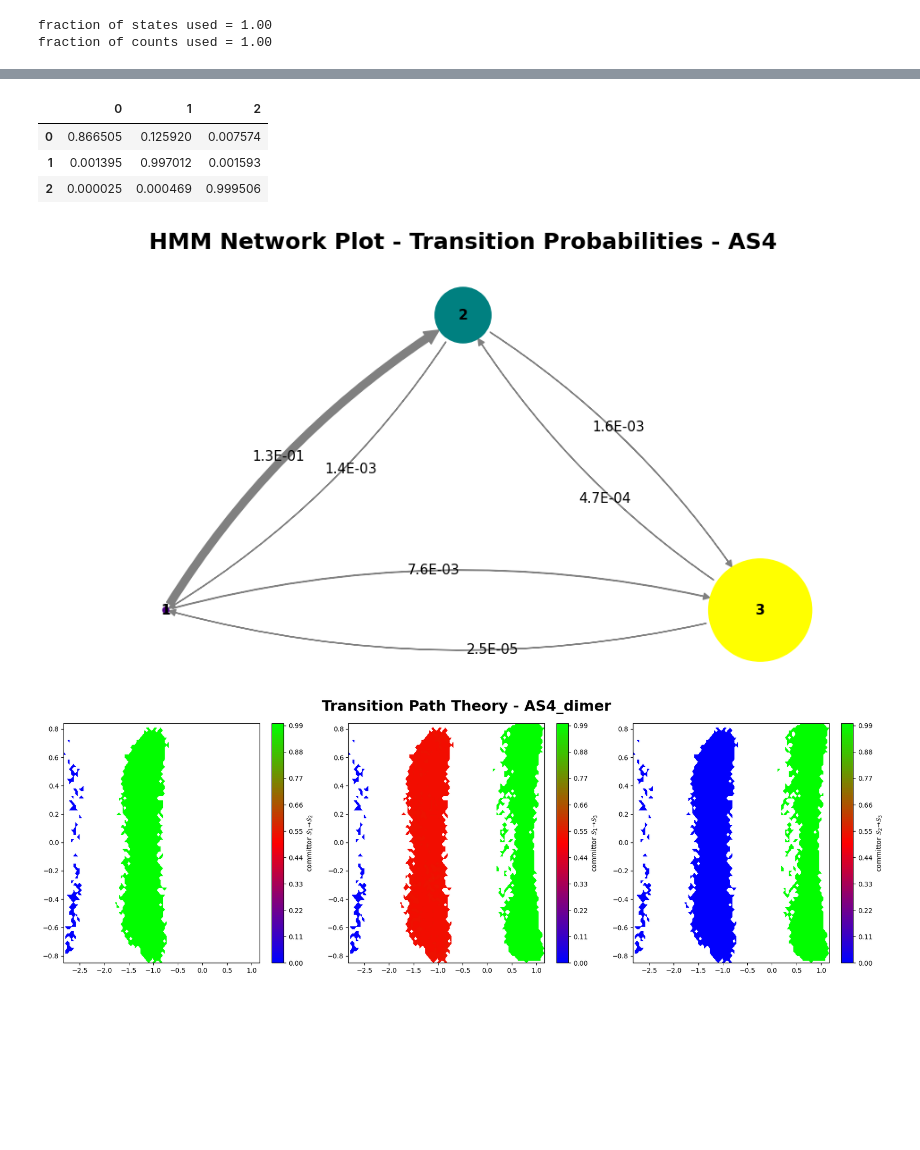
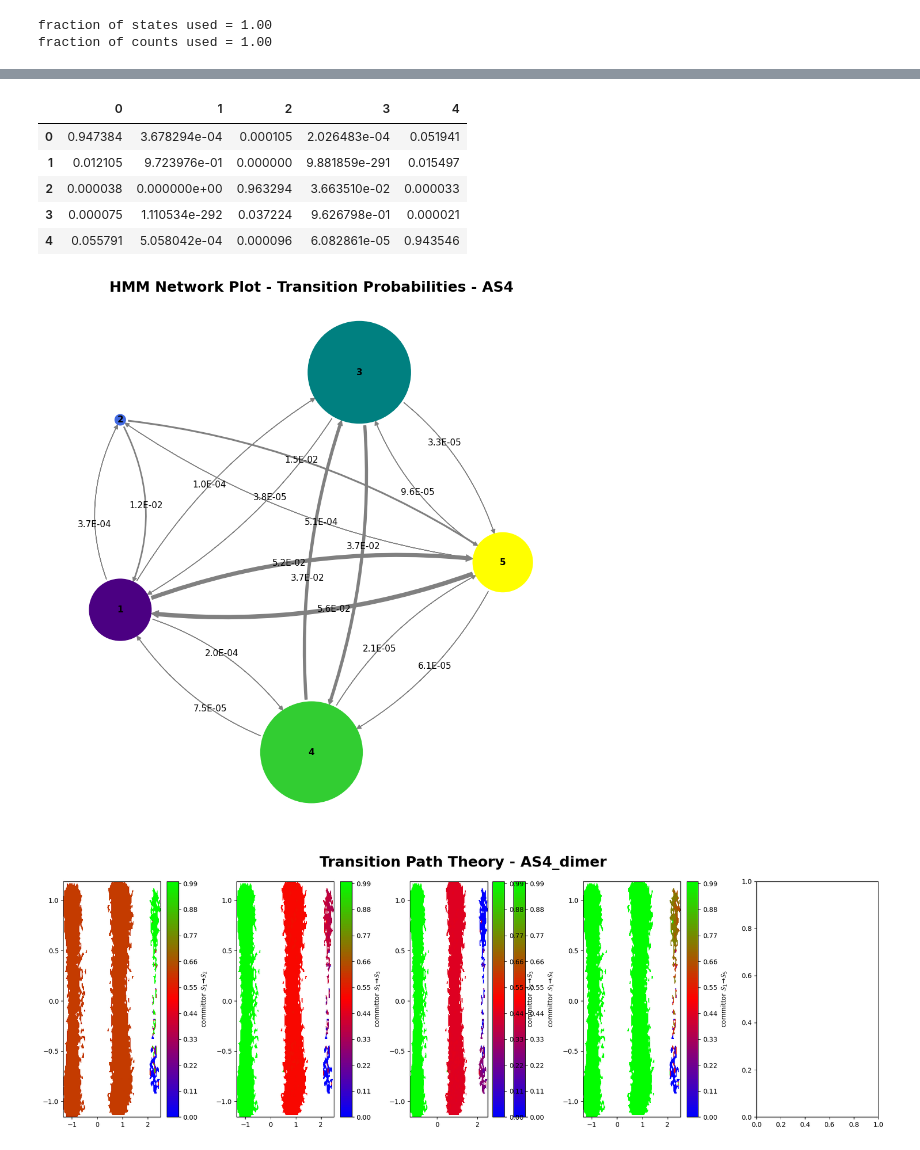
Before and after one commit to saguileran/MD-SCPI, a Jupyter notebook: NoteBooks/PyEMMA_AS4_dimer.ipynb, the cells around one changed output, grey strips where cells are left out. Saved outputs shown, nothing was run; the diff lists cells and outputs as text; code cells hidden in the pictures; blank space fills up the shorter version.

```diff
--- a/NoteBooks/PyEMMA_AS4_dimer.ipynb
+++ b/NoteBooks/PyEMMA_AS4_dimer.ipynb
@@ -47,7 +47,8 @@ feat.add_all()
 data = coor.load(files, features=feat)
 labels = ['coordinates']
 # %%
-tica = pyemma.coordinates.tica(data, lag=5)
+lagtime = 1
+tica = pyemma.coordinates.tica(data, lag=lagtime)
 tica_output = tica.get_output()
 tica_concatenated = np.concatenate(tica_output)
 # %%
@@ -125,7 +126,7 @@ fig.tight_layout()
 # %%
 #@title Clusters
 plt.close()
-cluster = pyemma.coordinates.cluster_kmeans(tica_output, k=600, max_iter=200, stride=1, fixed_seed=1)
+cluster = pyemma.coordinates.cluster_kmeans(tica_output, k=500,  stride=1, fixed_seed=1) #max_iter=200,
 dtrajs_concatenated = np.concatenate(cluster.dtrajs)
 
 fig, ax = plt.subplots(figsize=(6, 6))
@@ -141,7 +144,7 @@ fig.tight_layout()
 #its = pyemma.msm.its(cluster.dtrajs, lags=20, nits=10, errors='bayes')
 #pyemma.plots.plot_implied_timescales(its, units='ns', dt=1.0);
 # %%
-msm = pyemma.msm.bayesian_markov_model(cluster.dtrajs, lag=5, dt_traj='1.0 ns')
+msm = pyemma.msm.bayesian_markov_model(cluster.dtrajs, lag=lagtime, dt_traj='1.0 ns')
 print('fraction of states used = {:.2f}'.format(msm.active_state_fraction))
 print('fraction of counts used = {:.2f}'.format(msm.active_count_fraction))
 # %% [output]
@@ -149,7 +152,7 @@ fraction of states used = 1.00
 fraction of counts used = 1.00
 # %%
 #@title Chapman-Kolmogorov test
-nstates = 3
+nstates = 5
 plt.close()
 cktest = msm.cktest(nstates, mlags=10)
 pyemma.plots.plot_cktest(cktest, dt=1.0, units='steps');
@@ -376,18 +392,20 @@ array([0.00251515, 0.22702656, 0.77045829])
 # %%
 pd.DataFrame(hmm.transition_matrix)
 # %% [output]
-|  | 0 | 1 | 2 |
-| 0 | 0.866505 | 0.125920 | 0.007574 |
-| 1 | 0.001395 | 0.997012 | 0.001593 |
-| 2 | 0.000025 | 0.000469 | 0.999506 |
+|  | 0 | 1 | 2 | 3 | 4 |
+| 0 | 0.947384 | 3.678294e-04 | 0.000105 | 2.026483e-04 | 0.051941 |
+| 1 | 0.012105 | 9.723976e-01 | 0.000000 | 9.881859e-291 | 0.015497 |
+| 2 | 0.000038 | 0.000000e+00 | 0.963294 | 3.663510e-02 | 0.000033 |
+| 3 | 0.000075 | 1.110534e-292 | 0.037224 | 9.626798e-01 | 0.000021 |
+| 4 | 0.055791 | 5.058042e-04 | 0.000096 | 6.082861e-05 | 0.943546 |
 # %%
-pos=np.array([[-1, 0], [0, 1], [1, 0]])#, [2,-1], [1,1]])
-pyemma.plots.plot_markov_model(hmm, pos=pos, arrow_label_format='%.1E', state_colors=['indigo','teal','yellow'], state_labels=['1','2','3'],
+pos=np.array([[-2,-2], [-2,0], [0.5,0.5], [0,-3.5],[2,-1.5]])#[-2, -2],  [-2, 2], [0, 0],[2,-2], [2,2]])
+pyemma.plots.plot_markov_model(hmm, pos=pos, arrow_label_format='%.1E', state_colors=['indigo','royalblue', 'teal','limegreen','yellow'], state_labels=['1','2','3','4','5'],
                               fontweight='bold', size='11', arrow_curvature=1.5)
 plt.title('HMM Network Plot - Transition Probabilities - AS4', fontweight='bold', fontsize='18')
 plt.gca().set_frame_on(False)
 # %% [output]
-[figure, old version]
+[figure, new version]
 # %%
 # #@title Transition Path Theory
 # fig, ax = plt.subplots(figsize=(7, 6))
@@ -420,4 +438,4 @@ pyemma.plots.plot_contour(*tica_concatenated[:, [c1,c2]].T, flux.committor[dtraj
 plt.suptitle('Transition Path Theory - '+ligand, fontweight='bold', fontsize='22')
 fig.tight_layout()
 # %% [output]
-[figure, old version]
+[figure, new version]
```
Also changed, not shown: parts of 14 cells of this notebook.
